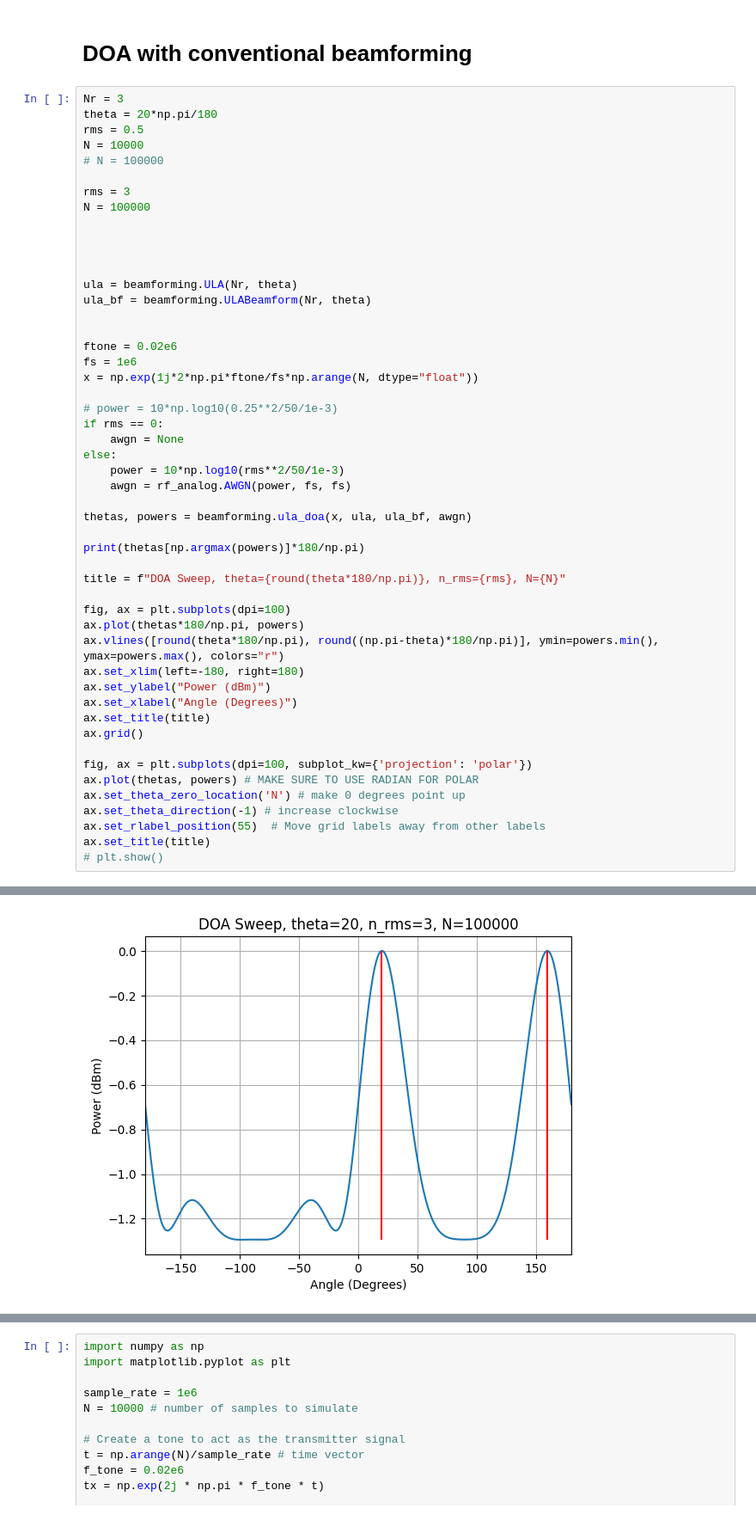
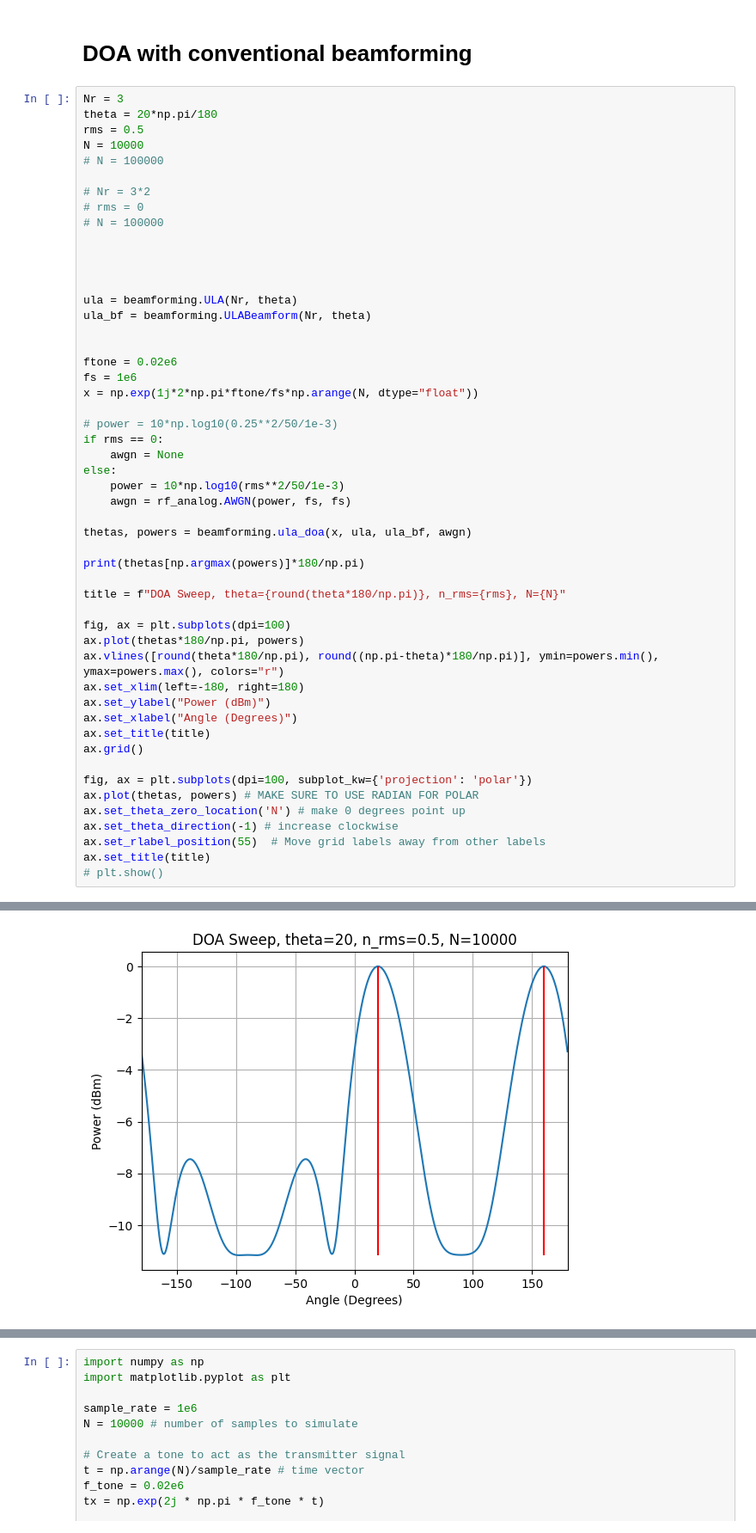
Before and after one commit to rfdspeng/digital-communication-simulator, a Jupyter notebook: notebooks/beamforming_testbench.ipynb, the cells around one changed output, grey strips where cells are left out. Shown at 86% size. Cells and saved outputs as stored; diff of their text form.

```diff
--- a/notebooks/beamforming_testbench.ipynb
+++ b/notebooks/beamforming_testbench.ipynb
@@ -92,8 +92,9 @@ rms = 0.5
 N = 10000
 # N = 100000
 
-rms = 3
-N = 100000
+# Nr = 3*2
+# rms = 0
+# N = 100000
 
 
 
@@ -141 +142 @@ Text(0.5, 1.0, 'DOA Sweep, theta=20, n_rms=3, N=100000')
-[figure, old version]
+[figure, new version]
```
Also changed, not shown: parts of 6 cells of this notebook.
